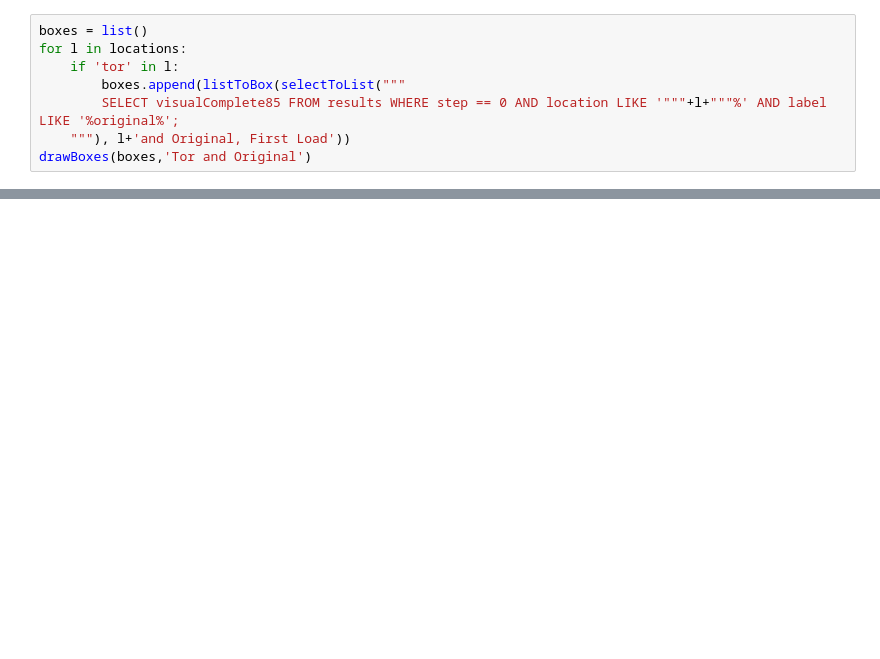
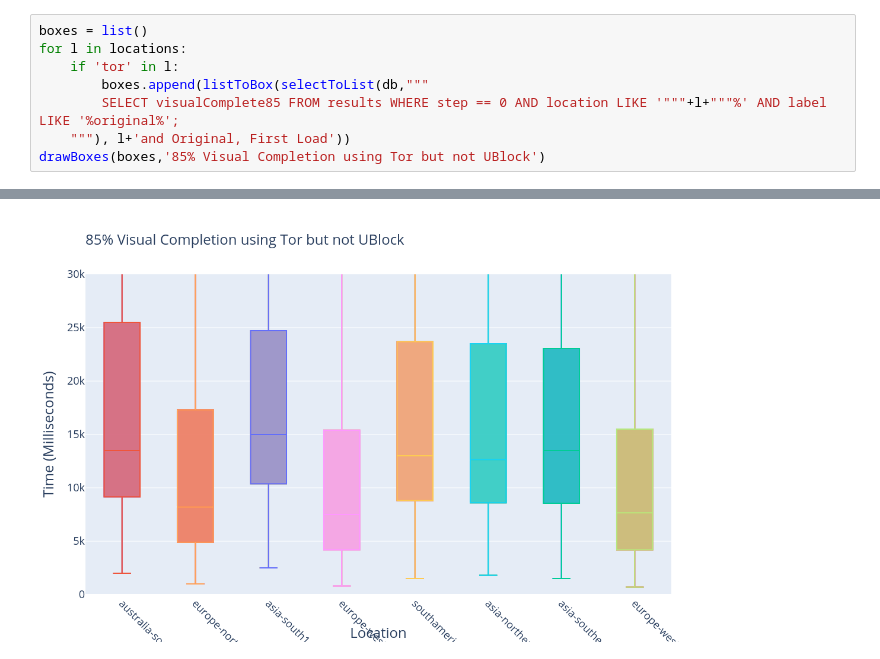
Before and after one commit to tor-metre/tooling, a Jupyter notebook: analysis/Location Variance Analysis.ipynb, the cells around one changed output, grey strips where cells are left out. Cells and saved outputs as stored; diff of their text form; blank space fills up the shorter version.

```diff
--- a/analysis/Location Variance Analysis.ipynb
+++ b/analysis/Location Variance Analysis.ipynb
@@ -83,8 +29,8 @@ drawBoxes(boxes,'Firefox and Ublock')
 boxes = list()
 for l in locations:
     if 'tor' in l:
-        boxes.append(listToBox(selectToList("""
+        boxes.append(listToBox(selectToList(db,"""
         SELECT visualComplete85 FROM results WHERE step == 0 AND location LIKE '"""+l+"""%' AND label LIKE '%original%';
     """), l+'and Original, First Load'))
-drawBoxes(boxes,'Tor and Original')
+drawBoxes(boxes,'85% Visual Completion using Tor but not UBlock')
 # %% [output]
@@ -92,3 +37,4 @@ drawBoxes(boxes,'Tor and Original')
+[figure, added]
 # %%
 boxes = list()
 for l in locations:
```
Also changed, not shown: parts of 7 cells of this notebook.
